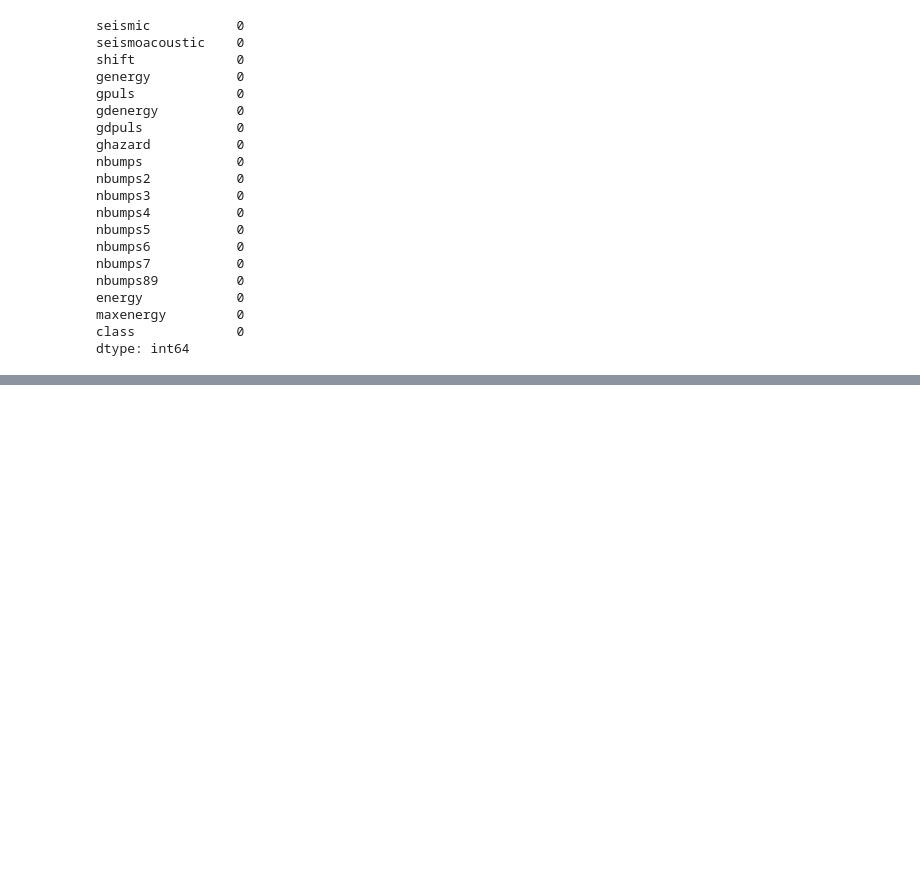
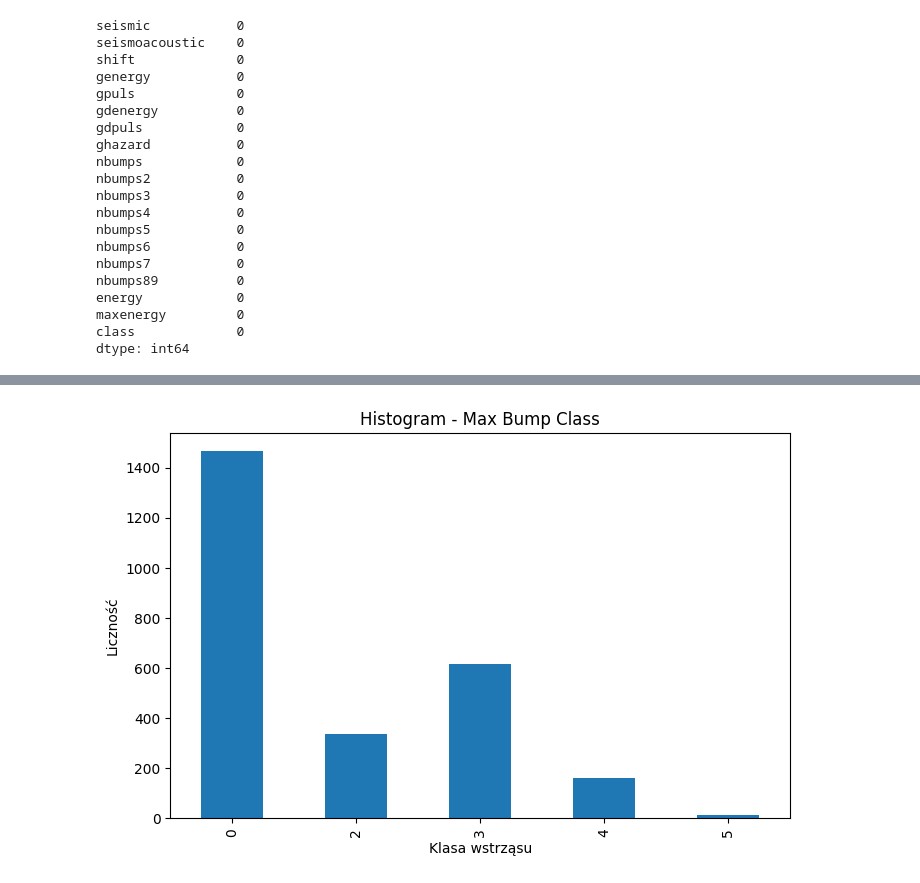
Before and after one commit to Graziaczek/zaawansowane_ssi, a Jupyter notebook: ZASSI.ipynb, the cells around one changed output, grey strips where cells are left out. Cells and saved outputs as stored; diff of their text form; code cells hidden in the pictures; blank space fills up the shorter version.

```diff
--- a/ZASSI.ipynb
+++ b/ZASSI.ipynb
@@ -182,0 +170,12 @@ plt.show()
+# %%
+nbumps_cols = ['nbumps2', 'nbumps3', 'nbumps4', 'nbumps5', 'nbumps6', 'nbumps7', 'nbumps89']
+
+def max_bump_class(row):
+    for col in reversed(nbumps_cols):
+        if row[col] > 0:
+            return int(col.replace('nbumps', ''))
+    return 0
+
+df['max_bump_class'] = df[nbumps_cols].apply(max_bump_class, axis=1)
+
+df.drop(columns=nbumps_cols, inplace=True)
@@ -182,0 +191,9 @@ plt.show()
+# %%
+plt.figure(figsize=(8, 5))
+df['max_bump_class'].value_counts().sort_index().plot(kind='bar')
+plt.title("Histogram - Max Bump Class")
+plt.xlabel("Klasa wstrząsu")
+plt.ylabel("Liczność")
+plt.show()
+# %% [output]
+[figure, added]
```
Also changed, not shown: parts of 8 cells of this notebook.
